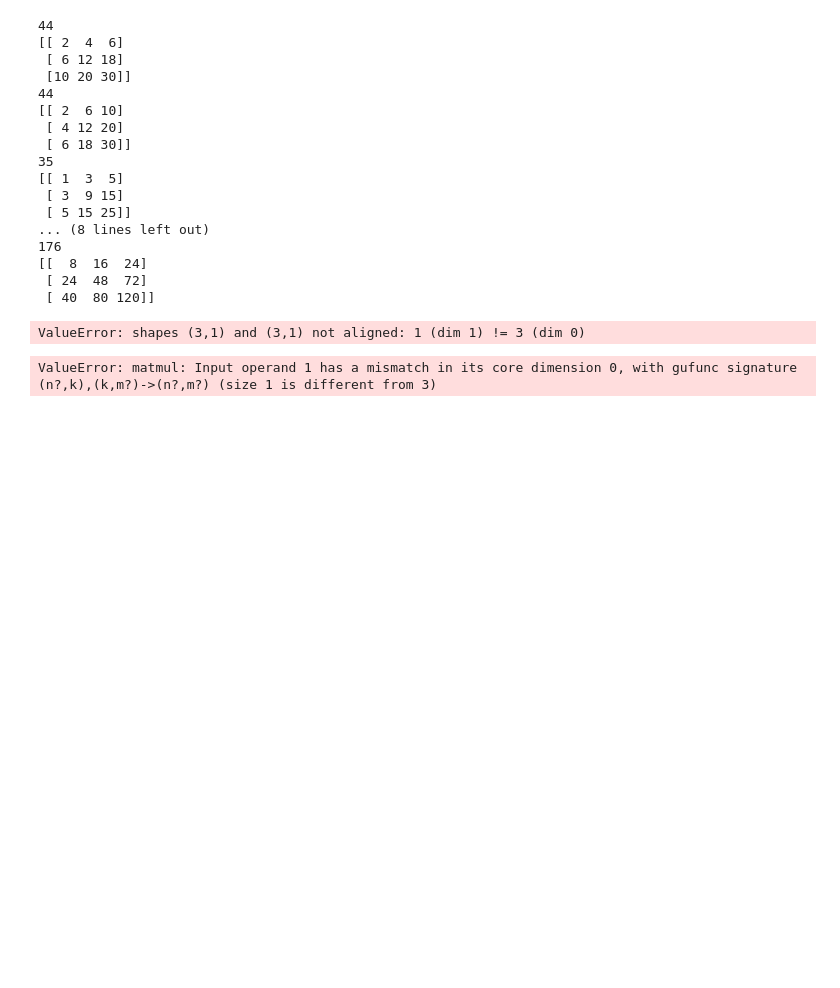
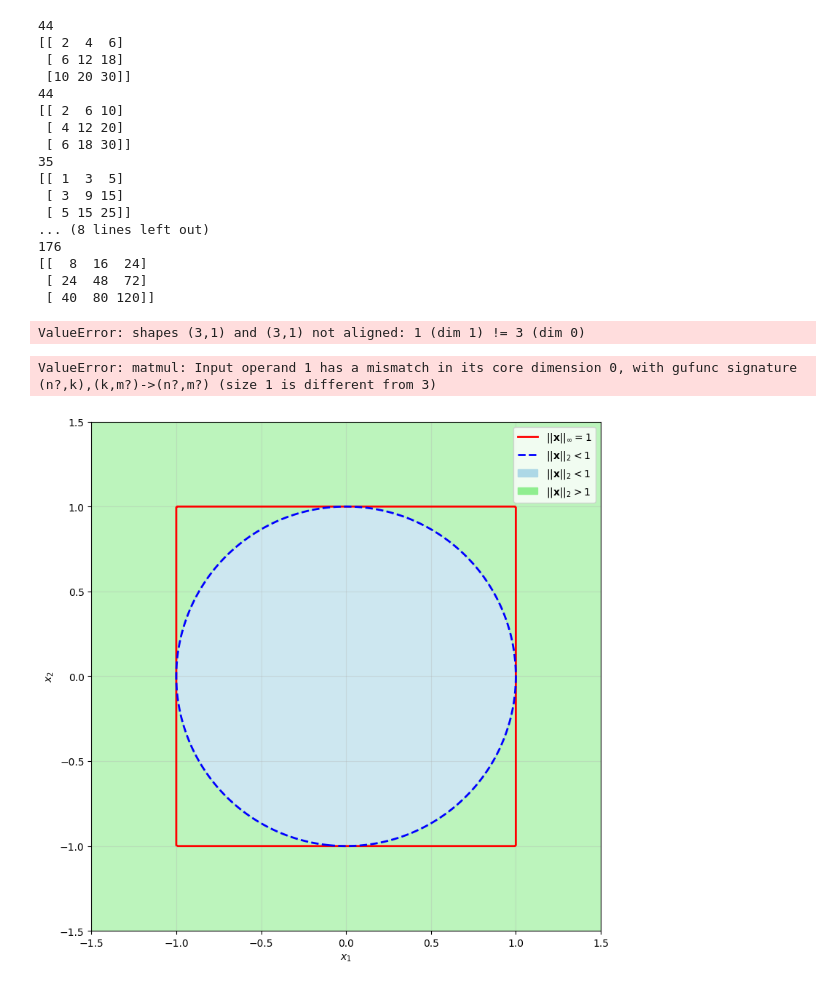
Before and after one commit to TangyKiwi/DSC-210, a Jupyter notebook: HW1/HW.ipynb, the cells around one changed output. Cells and saved outputs as stored; diff of their text form; code cells hidden in the pictures; blank space fills up the shorter version.

```diff
--- a/HW1/HW.ipynb
+++ b/HW1/HW.ipynb
@@ -205,3 +205,38 @@ ValueError: shapes (3,1) and (3,1) not aligned: 1 (dim 1) != 3 (dim 0)
 b.reshape(3, 1).T @ a.reshape(3, 1).T
 # %% [output]
 ValueError: matmul: Input operand 1 has a mismatch in its core dimension 0, with gufunc signature (n?,k),(k,m?)->(n?,m?) (size 1 is different from 3)
+# %%
+import numpy as np
+import matplotlib.pyplot as plt
+from matplotlib.patches import Patch
+
+x = np.linspace(-1.5, 1.5, 500)
+y = np.linspace(-1.5, 1.5, 500)
+X, Y = np.meshgrid(x, y)
+
+plt.figure(figsize=(8, 8))
+
+norm_inf = np.maximum(np.abs(X), np.abs(Y))
+norm_2 = np.sqrt(X**2 + Y**2)
+
+plt.contour(X, Y, norm_inf, levels=[1], colors="red", linewidths=2)
+
+plt.contourf(X, Y, norm_2, levels=[0, 1, 3], colors=["lightblue", "lightgreen"], alpha=0.6)
+plt.contour(X, Y, norm_2, levels=[1], colors="blue", linewidths=2, linestyles="--")
+
+plt.xlim(-1.5, 1.5)
+plt.ylim(-1.5, 1.5)
+plt.gca().set_aspect("equal")
+plt.xlabel(r"$x_1$")
+plt.ylabel(r"$x_2$")
+plt.legend(handles=[
+    plt.Line2D([0], [0], color="red", lw=2, label=r"$||\mathbf{x}||_\infty = 1$"),
+    plt.Line2D([0], [0], color="blue", lw=2, linestyle="--", label=r"$||\mathbf{x}||_2 < 1$"),
+    Patch(color="lightblue", label=r"$||\mathbf{x}||_2 < 1$"),
+    Patch(color="lightgreen", label=r"$||\mathbf{x}||_2 > 1$")
+], loc="upper right")
+plt.tight_layout()
+plt.grid(True, alpha=0.3)
+plt.show()
+# %% [output]
+[figure, added]
```
Also changed, not shown: 6 other files.
